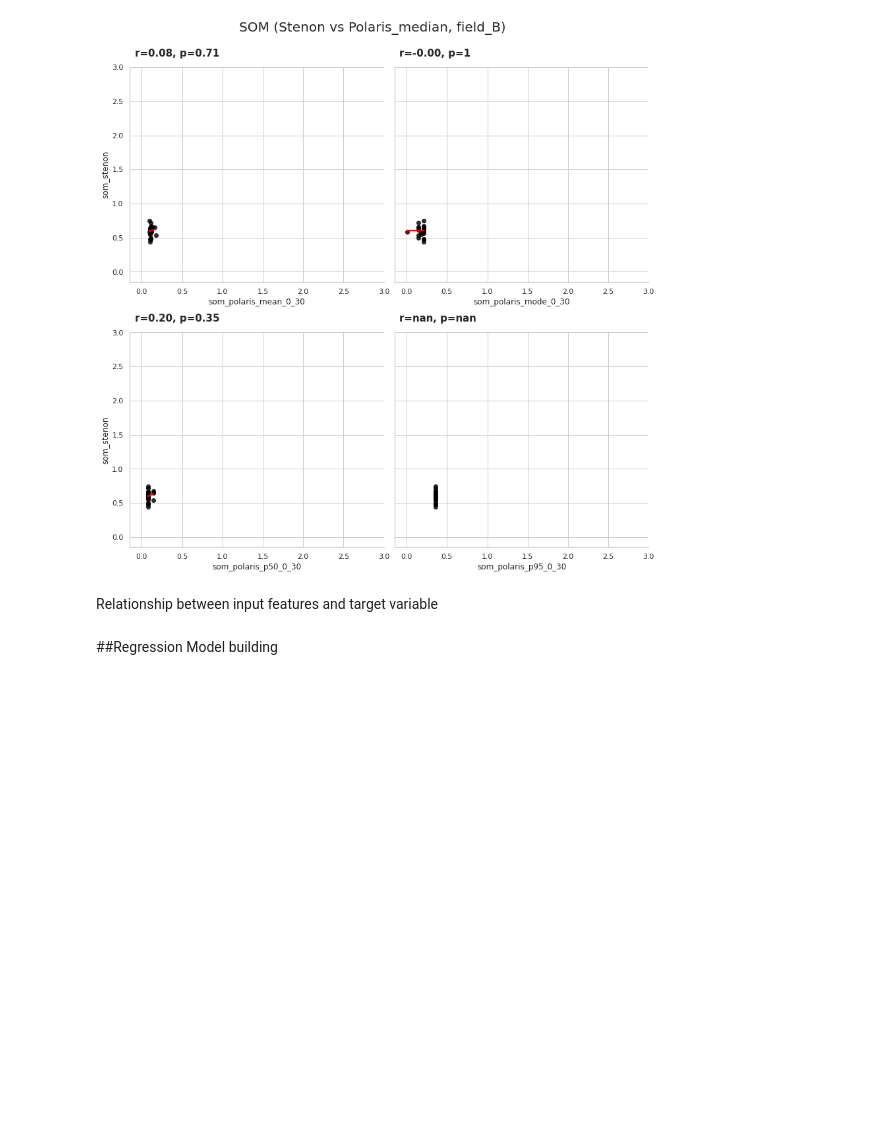
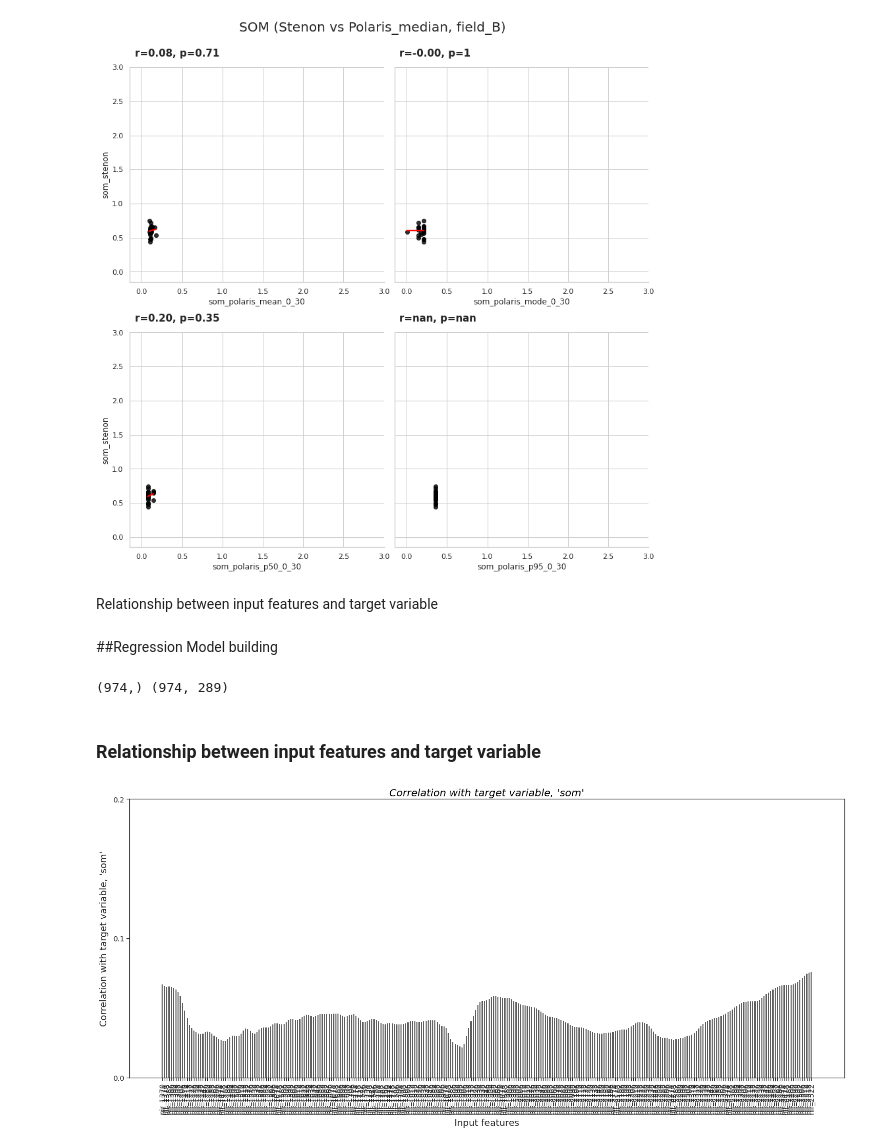
Before and after one commit to giangtr0912/challenge_geo, a Jupyter notebook: notebook/som.ipynb, the cells around one changed output. Cells and saved outputs as stored; diff of their text form; code cells hidden in the pictures; blank space fills up the shorter version.

Commit message:
Impliment regression Model training and validation into Ipython Notebook program

```diff
--- a/notebook/som.ipynb
+++ b/notebook/som.ipynb
@@ -987,3 +971,51 @@ plot_stenon_polaris_0_30(df_with_group_by_location_field_B, features_names=selec
 Relationship between input features and target variable
 # %% [markdown]
 ##Regression Model building
+# %%
+''' Data preparation for train the model '''
+
+# Full data (Field_A and Field_B)
+train_targets_df = df_data_correct_geo_clean['som']
+train_features_df = df_data_correct_geo_clean.filter(regex='nir_')
+train_targets_arr = train_targets_df.to_numpy()
+train_features_arr = train_features_df.to_numpy()
+print (train_targets_arr.shape, train_features_arr.shape)
+
+# Field_A data only
+train_field_A_features_df = df_data_correct_geo_clean.loc[df_data_correct_geo_clean['location']=='field_A'].filter(regex='nir_')
+train_field_A_targets_df = df_data_correct_geo_clean.loc[df_data_correct_geo_clean['location']=='field_A']['som']
+train_field_A_features_arr = train_field_A_features_df.to_numpy()
+train_field_A_targets_arr = train_field_A_targets_df.to_numpy()
+
+# Field_B data only
+train_field_B_features_df = df_data_correct_geo_clean.loc[df_data_correct_geo_clean['location']=='field_B'].filter(regex='nir_')
+train_field_B_targets_df = df_data_correct_geo_clean.loc[df_data_correct_geo_clean['location']=='field_B']['som']
+train_field_B_features_arr = train_field_B_features_df.to_numpy()
+train_field_B_targets_arr = train_field_B_targets_df.to_numpy()
+# %% [output]
+(974,) (974, 289)
+# %% [markdown]
+### Relationship between input features and target variable
+# %%
+plot_X_labels = train_features_df.columns.tolist()
+plot_correls = np.zeros((train_features_arr.shape[-1]))
+
+for i, val in  enumerate(range(0, train_features_arr.shape[-1])):
+  b = np.corrcoef(train_features_arr[:, i], train_targets_arr, rowvar=False)
+  plot_correls[i] = b[0,1]
+
+# Figure
+fig  = plt.figure(figsize=(25, 10))
+ax   = fig.add_subplot(111)
+axis_font = {'family':'arial', 'style':'normal', 'size':18}
+in_width = 0.5
+ar_idxes = np.arange(plot_correls.shape[0])
+p1=ax.bar(ar_idxes, plot_correls, in_width, color='k', edgecolor='none', alpha=0.7)
+plt.xticks(ar_idxes, plot_X_labels, fontsize=14, rotation=90)
+plt.yticks(np.arange(0, 0.3, 0.1), fontsize=14)
+ax.set_xlabel('Input features', axis_font, labelpad=8)
+ax.set_ylabel("Correlation with target variable, 'som'", axis_font, labelpad=8)
+plt.title("Correlation with target variable, 'som'", fontsize = 20, color='Black', fontstyle='italic')
+plt.show()
+# %% [output]
+[figure, added]
```
Also changed, not shown: parts of 43 cells of this notebook.
